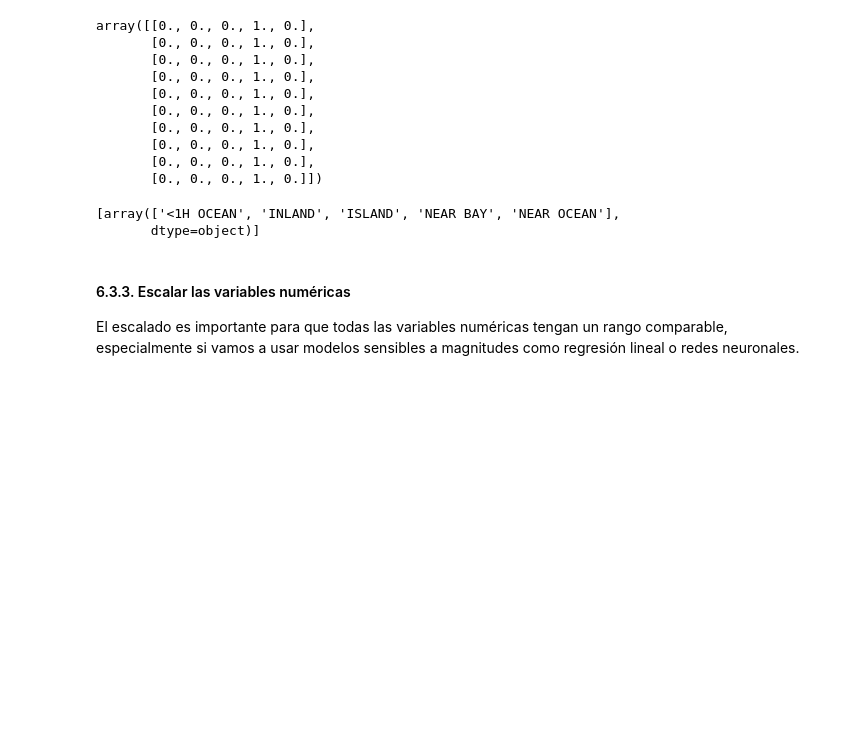
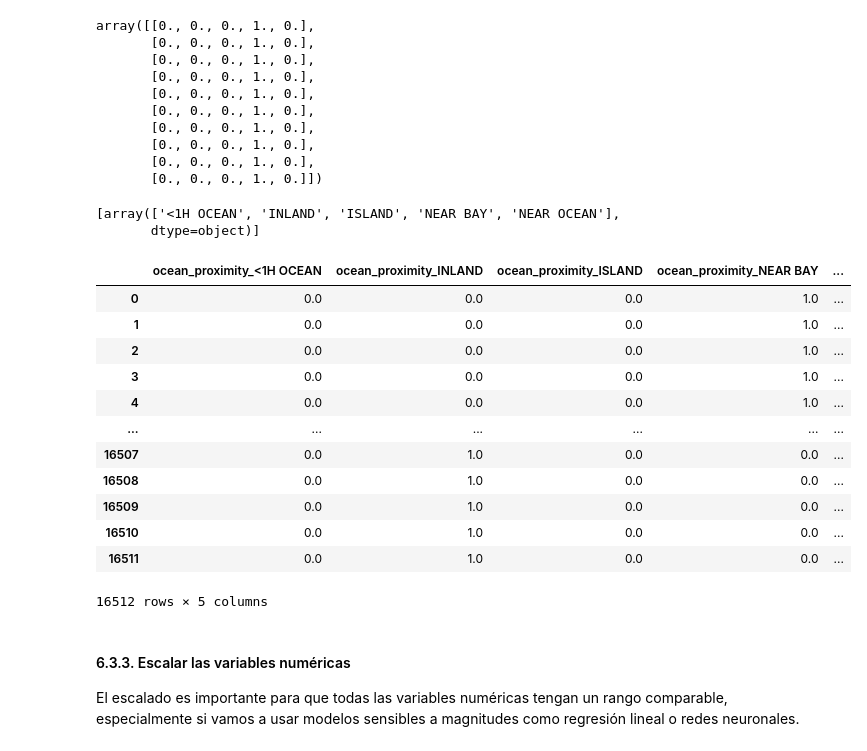
Before and after one commit to JAAM010/introduccion_ml, a Jupyter notebook: notebooks/3_pipeline.ipynb, the cells around one changed output. Cells and saved outputs as stored; diff of their text form; code cells hidden in the pictures; blank space fills up the shorter version.

```diff
--- a/notebooks/3_pipeline.ipynb
+++ b/notebooks/3_pipeline.ipynb
@@ -407,6 +407,22 @@ cat_encoder.categories_
 # %%
 # Para efectos de este ejercicio, convertimos el resultado de OneHotEncoder a un DataFrame de pandas. Este lo utilizaremos más adelante.
 housing_cat_1hot = pd.DataFrame(housing_cat_1hot.toarray(), columns=cat_encoder.get_feature_names_out(), index=housing_cat.index)
+# %%
+housing_cat_1hot.iloc[0, :]  # Mostramos las primeras 10 columnas de la fila 2 del DataFrame de codificación one-hot.
+# %% [output]
+|  | ocean_proximity_<1H OCEAN | ocean_proximity_INLAND | ocean_proximity_ISLAND | ocean_proximity_NEAR BAY | ... |
+| 0 | 0.0 | 0.0 | 0.0 | 1.0 | ... |
+| 1 | 0.0 | 0.0 | 0.0 | 1.0 | ... |
+| 2 | 0.0 | 0.0 | 0.0 | 1.0 | ... |
+| 3 | 0.0 | 0.0 | 0.0 | 1.0 | ... |
+| 4 | 0.0 | 0.0 | 0.0 | 1.0 | ... |
+| ... | ... | ... | ... | ... | ... |
+| 16507 | 0.0 | 1.0 | 0.0 | 0.0 | ... |
+| 16508 | 0.0 | 1.0 | 0.0 | 0.0 | ... |
+| 16509 | 0.0 | 1.0 | 0.0 | 0.0 | ... |
+| 16510 | 0.0 | 1.0 | 0.0 | 0.0 | ... |
+| 16511 | 0.0 | 1.0 | 0.0 | 0.0 | ... |
+16512 rows × 5 columns
 # %% [markdown]
 #### 6.3.3. Escalar las variables numéricas
 
```
Also changed, not shown: parts of 4 cells of this notebook, 11 other files.
